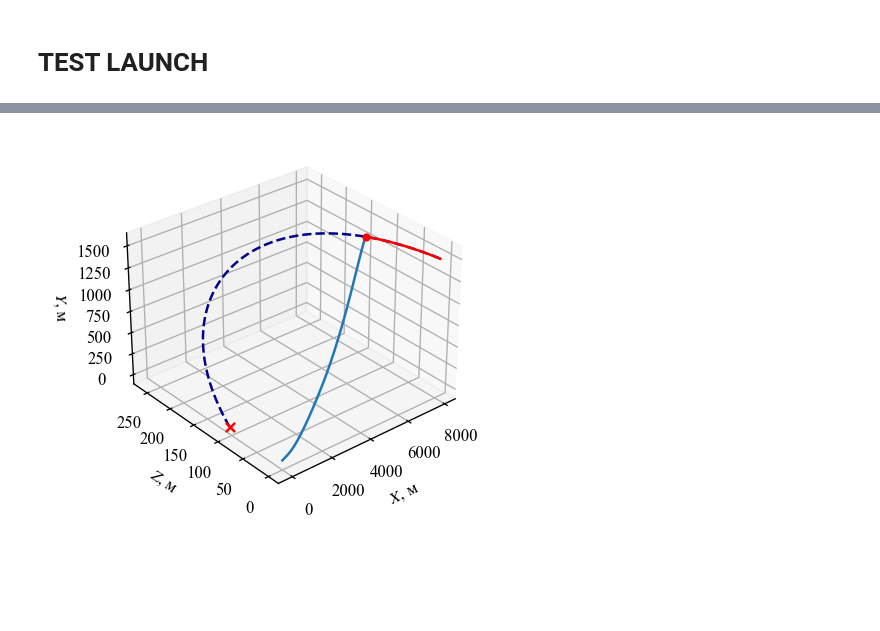
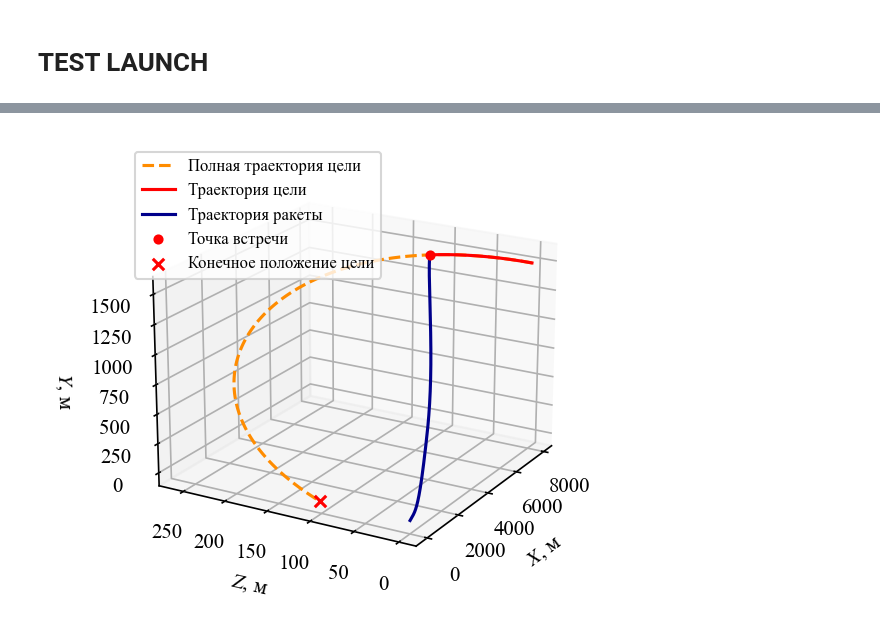
Before and after one commit to kirtis26/Missile3D, a Jupyter notebook: Missile3D.ipynb, the cells around one changed output, grey strips where cells are left out. Saved outputs shown, nothing was run; the diff lists cells and outputs as text; code cells hidden in the pictures; blank space fills up the shorter version.

Commit message:
graphics done

```diff
--- a/Missile3D.ipynb
+++ b/Missile3D.ipynb
@@ -878,17 +866,19 @@ for i in tqdm(range(150)):
 res_trg = trg.to_dict()
 # %%
 # %matplotlib
-fig = plt.figure(dpi=120)
+fig = plt.figure(dpi=150)
 ax = plt.axes(projection='3d')
-ax.plot(traj[:,0], traj[:,2], traj[:,1], ls='--', color='darkblue')
-ax.plot(mis.history['x'], mis.history['z'], mis.history['y'])
-ax.plot(res_trg['x'], res_trg['z'], res_trg['y'], color='red')
-ax.scatter(res_trg['x'][-1], res_trg['z'][-1], res_trg['y'][-1],  marker='o', color='red', s=15)
-ax.scatter(traj[:,0][-1], traj[:,2][-1], traj[:,1][-1], marker='x', color='red', s=30)
+ax.plot(traj[:,0], traj[:,2], traj[:,1], ls='--', color='darkorange', label='Полная траектория цели')
+ax.plot(res_trg['x'], res_trg['z'], res_trg['y'], color='red', label='Траектория цели')
+ax.plot(mis.history['x'], mis.history['z'], mis.history['y'], color='darkblue', label='Траектория ракеты')
+ax.scatter(res_trg['x'][-1], res_trg['z'][-1], res_trg['y'][-1],  marker='o', color='red', s=15, label='Точка встречи')
+ax.scatter(traj[:,0][-1], traj[:,2][-1], traj[:,1][-1], marker='x', color='red', s=30, label='Конечное положение цели')
 ax.set_xlabel('$X$, м')
 ax.set_ylabel('$Z$, м')
 ax.set_zlabel('$Y$, м')
-ax.view_init(elev=30, azim=-130)
+# ax.set_ylim(0, 8000)
+ax.view_init(elev=20, azim=-150)
+plt.legend(loc='upper left', fontsize=8)
 plt.show()
 # %% [output]
-[figure, old version]
+[figure, new version]
```
Also changed, not shown: parts of 26 cells of this notebook.
